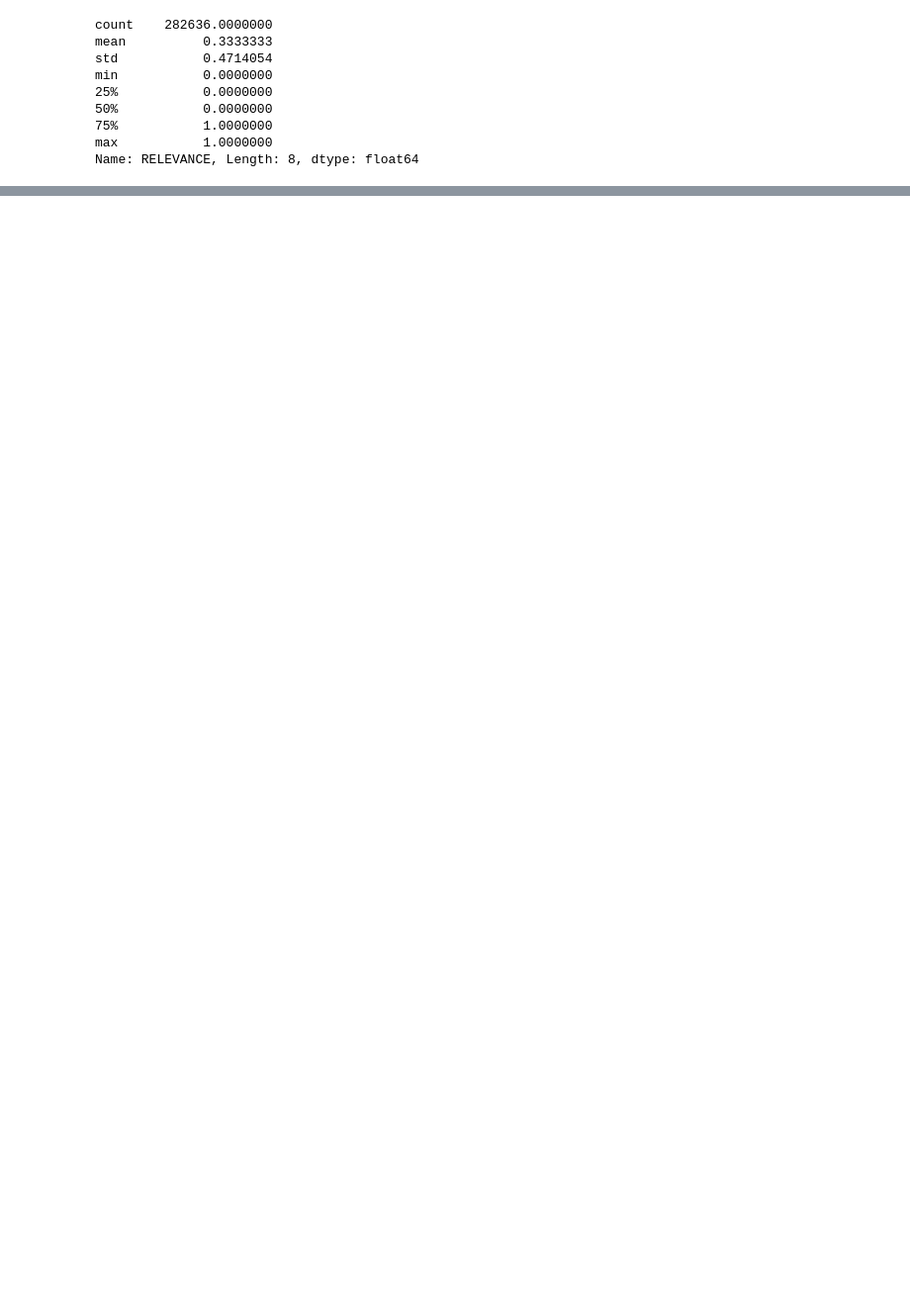
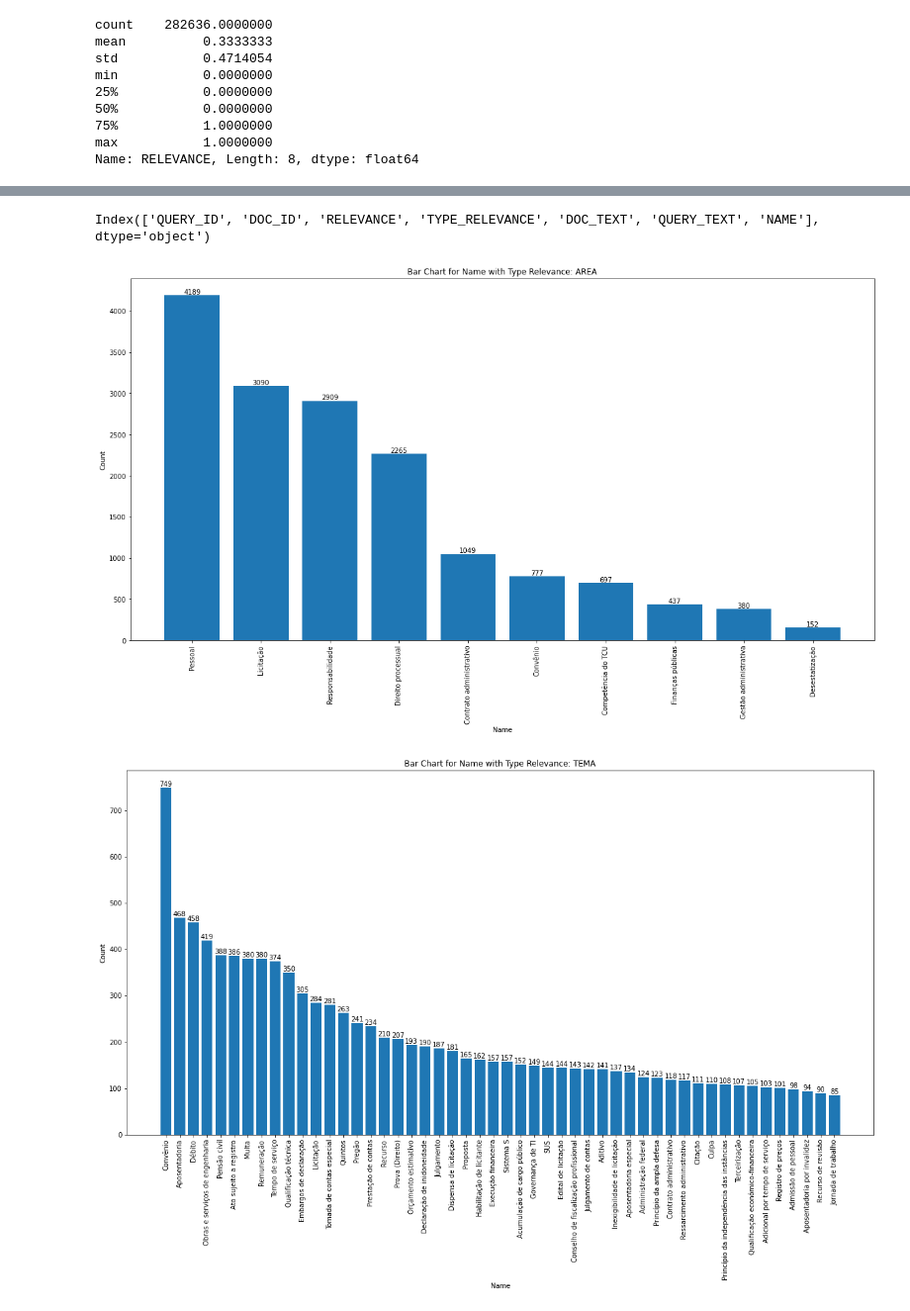
Before and after one commit to marcusborela/ind-ir, a Jupyter notebook: code/generate_train_data_juris_tcu_index.ipynb, the cells around one changed output, grey strips where cells are left out. Shown at 99% size. Drawn from its saved outputs; the diff is of its cells as text; code cells hidden in the pictures; blank space fills up the shorter version.

```diff
--- a/code/generate_train_data_juris_tcu_index.ipynb
+++ b/code/generate_train_data_juris_tcu_index.ipynb
@@ -622,0 +727,5 @@ df.to_csv(PATH_TRAIN_DATA_GENERATED, index=False)
+# %%
+PATH_LOCAL_DATA = '../data/juris_tcu_index'
+PATH_DOC_DATA = f"{PATH_LOCAL_DATA}/doc.csv"
+# %%
+df_doc = pd.read_csv(PATH_DOC_DATA)
@@ -622,0 +745,2 @@ df.to_csv(PATH_TRAIN_DATA_GENERATED, index=False)
+# %%
+df = df.merge(df_doc[['ID','NAME']], how='left', left_on='DOC_ID', right_on='ID').drop(['ID'],axis=1)
@@ -622,0 +755,2 @@ df.to_csv(PATH_TRAIN_DATA_GENERATED, index=False)
+# %%
+list_property = list(df['TYPE_RELEVANCE'].unique())
@@ -622,0 +770,42 @@ df.to_csv(PATH_TRAIN_DATA_GENERATED, index=False)
+# %%
+df.columns
+# %% [output]
+Index(['QUERY_ID', 'DOC_ID', 'RELEVANCE', 'TYPE_RELEVANCE', 'DOC_TEXT', 'QUERY_TEXT', 'NAME'], dtype='object')
+# %%
+import matplotlib.pyplot as plt
+
+# Iterate over each property value in list_property
+for property in list_property:
+    if property == 'AREA':
+        top_k = 10
+    else:
+        top_k = 50
+
+    # Filter the DataFrame for the given property value in TYPE_RELEVANCE
+    filtered_df = df[(df['TYPE_RELEVANCE'] == property) & (df['RELEVANCE']==1) ]
+
+    # Group by "name" and count the occurrences
+    name_counts = filtered_df['NAME'].value_counts().head(top_k)
+    plt.figure(figsize=(20, 10))
+
+    # Create the bar chart
+    bars = plt.bar(name_counts.index, name_counts.values)
+
+    # Set the labels and title
+    plt.xlabel('Name')
+    plt.ylabel('Count')
+    plt.title(f'Bar Chart for Name with Type Relevance: {property}')
+
+    # Rotate the x-axis labels for better visibility if needed
+    plt.xticks(rotation=90)
+
+    # Print the number on top of each bar
+    for bar in bars:
+        height = bar.get_height()
+        plt.text(bar.get_x() + bar.get_width() / 2, height, str(height), ha='center', va='bottom')
+
+    # Display the chart
+    plt.show()
+# %% [output]
+[figure, added]
+[figure, added]
```
Also changed, not shown: parts of 38 cells of this notebook, 3 other files.
